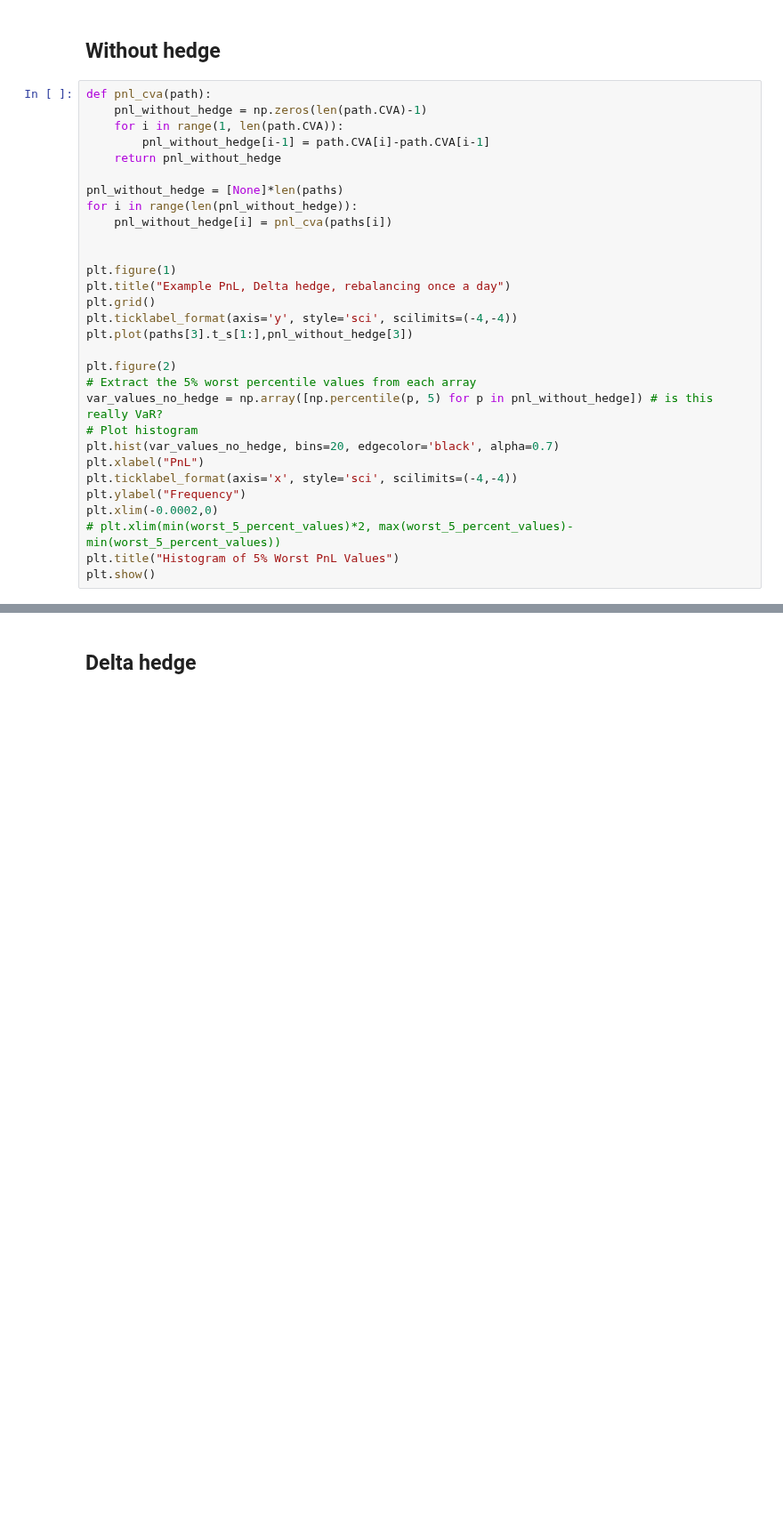
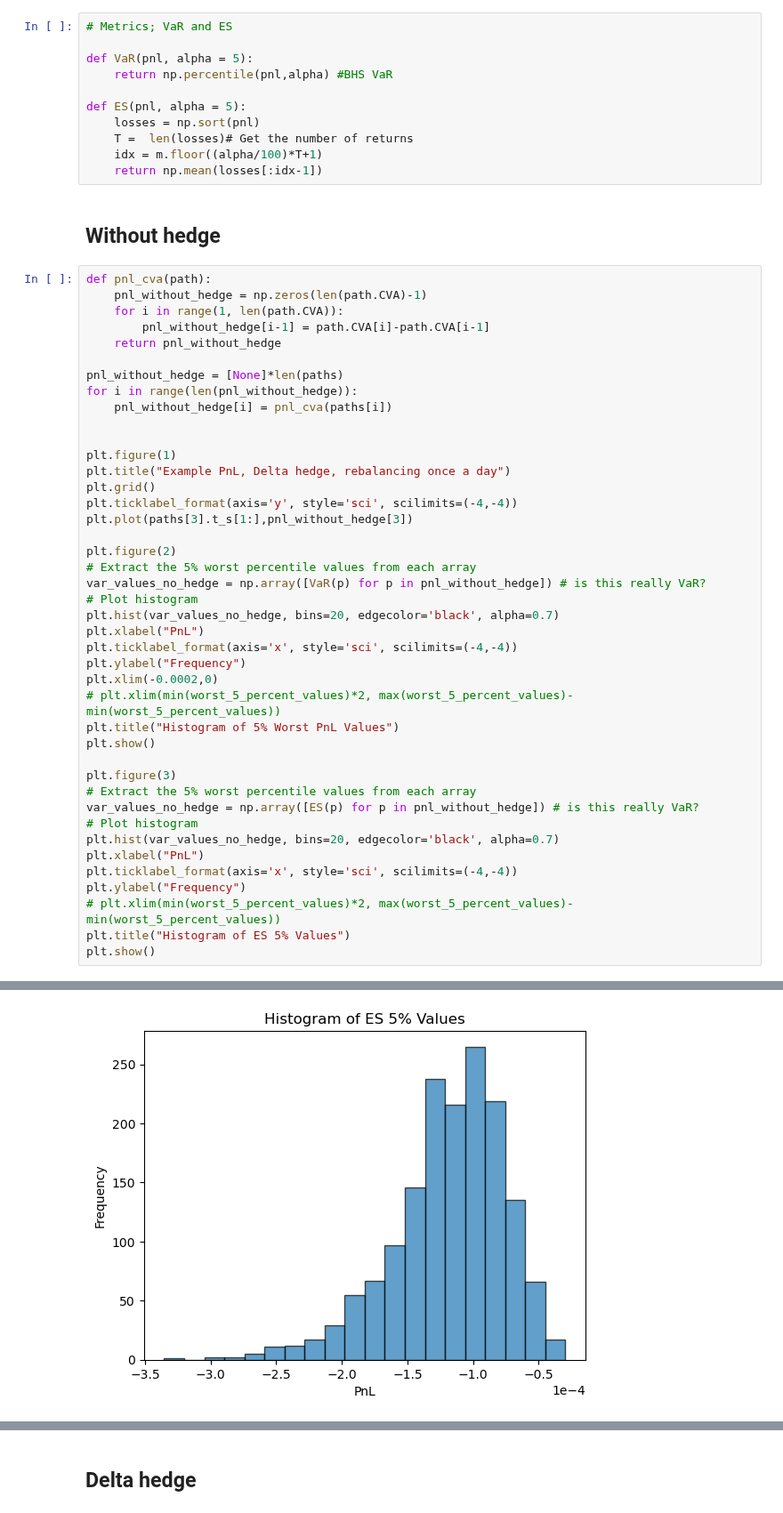
Before and after one commit to spelbella/cva_risk_management_thesis, a Jupyter notebook: Environment/delta_hedge.ipynb, the cells around one changed output, grey strips where cells are left out. Shown at 89% size. Drawn from its saved outputs; the diff is of its cells as text; blank space fills up the shorter version.

```diff
--- a/Environment/delta_hedge.ipynb
+++ b/Environment/delta_hedge.ipynb
@@ -161,6 +161,17 @@ with open("3kRunDemo.pkl","rb") as fp:
 file_path = os.path.abspath("../MarketGeneratingFunctions/1.6kRunDemo.pkl")
 with open(file_path,"rb") as fp:
     paths = pickle.load(fp)
+# %%
+# Metrics; VaR and ES
+
+def VaR(pnl, alpha = 5):
+    return np.percentile(pnl,alpha) #BHS VaR
+
+def ES(pnl, alpha = 5):
+    losses = np.sort(pnl)
+    T =  len(losses)# Get the number of returns
+    idx = m.floor((alpha/100)*T+1)
+    return np.mean(losses[:idx-1])
 # %% [markdown]
 ## Without hedge
 # %%
@@ -168,31 +179,44 @@ def pnl_cva(path):
     pnl_without_hedge = np.zeros(len(path.CVA)-1)
     for i in range(1, len(path.CVA)):
         pnl_without_hedge[i-1] = path.CVA[i]-path.CVA[i-1]
     return pnl_without_hedge
 
 pnl_without_hedge = [None]*len(paths)
 for i in range(len(pnl_without_hedge)):
     pnl_without_hedge[i] = pnl_cva(paths[i])
 
 
 plt.figure(1)
 plt.title("Example PnL, Delta hedge, rebalancing once a day")
 plt.grid()
 plt.ticklabel_format(axis='y', style='sci', scilimits=(-4,-4))
 plt.plot(paths[3].t_s[1:],pnl_without_hedge[3])
 
 plt.figure(2)
 # Extract the 5% worst percentile values from each array
-var_values_no_hedge = np.array([np.percentile(p, 5) for p in pnl_without_hedge]) # is this really VaR?
+var_values_no_hedge = np.array([VaR(p) for p in pnl_without_hedge]) # is this really VaR?
 # Plot histogram
 plt.hist(var_values_no_hedge, bins=20, edgecolor='black', alpha=0.7)
 plt.xlabel("PnL")
 plt.ticklabel_format(axis='x', style='sci', scilimits=(-4,-4))
 plt.ylabel("Frequency")
 plt.xlim(-0.0002,0)
 # plt.xlim(min(worst_5_percent_values)*2, max(worst_5_percent_values)-min(worst_5_percent_values))
 plt.title("Histogram of 5% Worst PnL Values")
 plt.show()
+
+plt.figure(3)
+# Extract the 5% worst percentile values from each array
+var_values_no_hedge = np.array([ES(p) for p in pnl_without_hedge]) # is this really VaR?
+# Plot histogram
+plt.hist(var_values_no_hedge, bins=20, edgecolor='black', alpha=0.7)
+plt.xlabel("PnL")
+plt.ticklabel_format(axis='x', style='sci', scilimits=(-4,-4))
+plt.ylabel("Frequency")
+# plt.xlim(min(worst_5_percent_values)*2, max(worst_5_percent_values)-min(worst_5_percent_values))
+plt.title("Histogram of ES 5% Values")
+plt.show()
 # %% [output]
 [figure]
 [figure]
+[figure, added]
```
Also changed, not shown: parts of 5 cells of this notebook, 3 other files.
